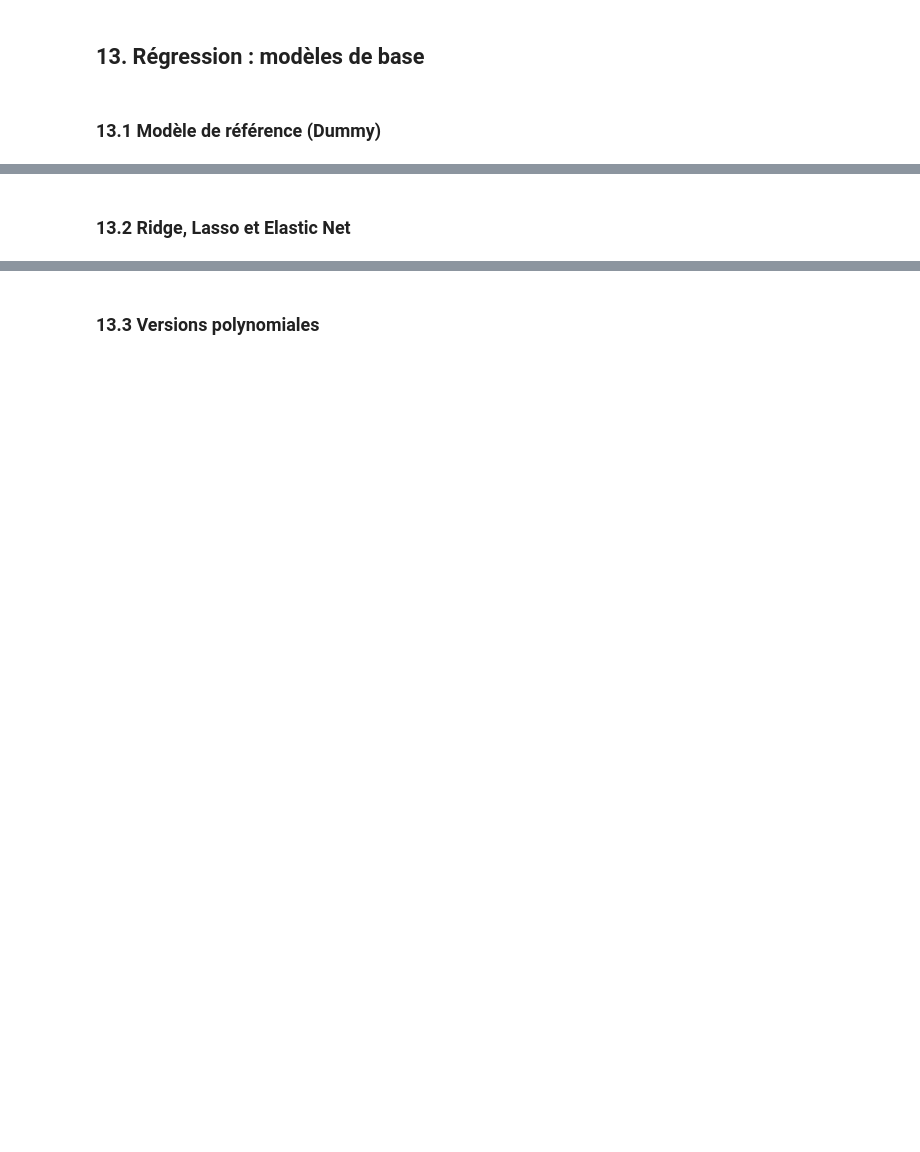
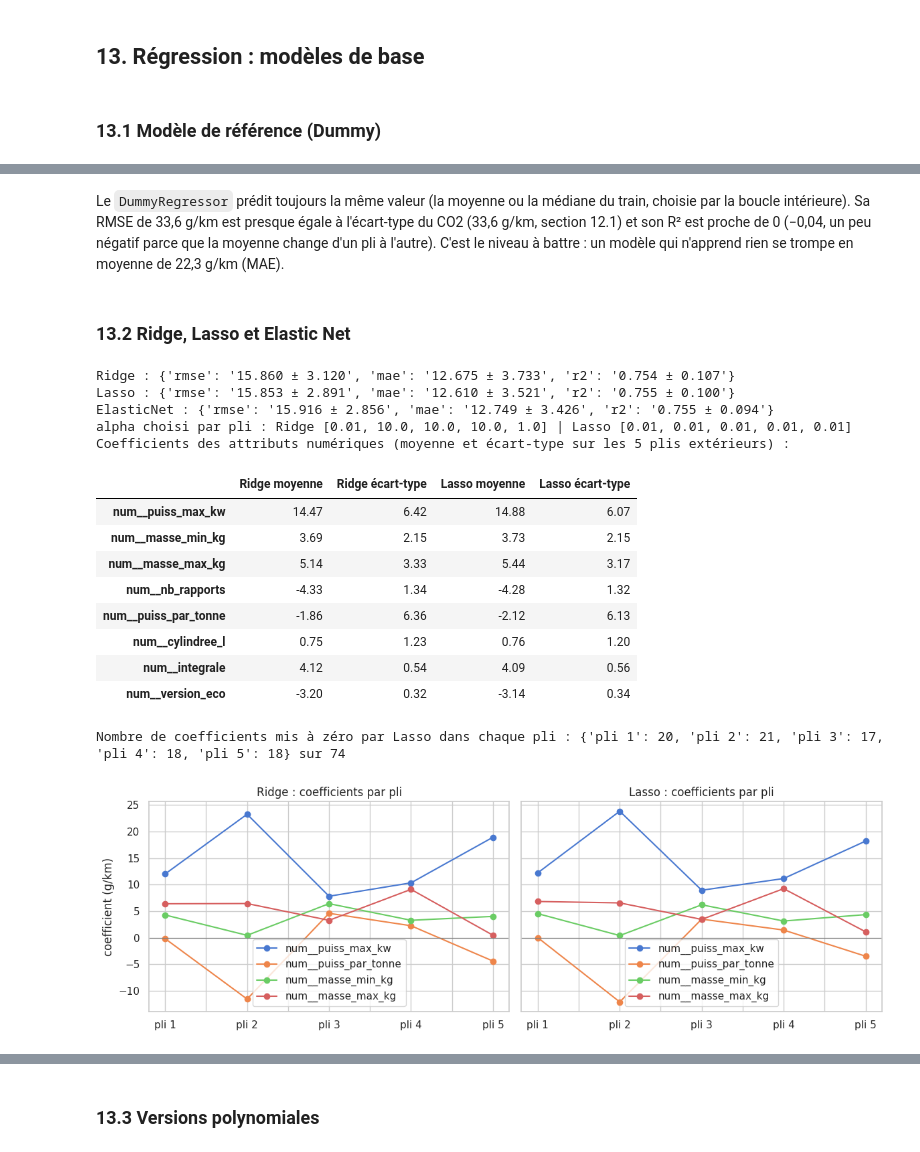
Before and after one commit to Polbailleul/AAA-Project-Levalois-Bailleul, a Jupyter notebook: Notebook_Bailleul_Levalois.ipynb, the cells around one changed output, grey strips where cells are left out. Saved outputs shown, nothing was run; the diff lists cells and outputs as text; code cells hidden in the pictures; blank space fills up the shorter version.

```diff
--- a/Notebook_Bailleul_Levalois.ipynb
+++ b/Notebook_Bailleul_Levalois.ipynb
@@ -1175,2 +1302,17 @@ Les essais écartés sont dans le notebook séparé `Notebook_Bailleul_Levalois_
 # %% [markdown]
 ### 12.3 Test dédoublonné
+# %%
+# Test dédoublonné : une seule instance par configuration (mêmes 10 attributs bruts, voir section 3).
+# drop_duplicates garde la première instance de chaque configuration.
+test_dedoublonne = test_set.drop_duplicates(subset=FEAT_BRUTES).reset_index(drop=True)
+
+# Les deux versions du test
+TESTS = {"test complet": test_set, "test dédoublonné": test_dedoublonne}
+
+def cibles(d):
+    """Les trois cibles de la 12.1, calculées sur un jeu de données (ici une version du test)."""
+    return d["co2_g_km"], (d["co2_g_km"] <= 160).astype(int), d["etiquette_energie"].astype(str)
+
+for nom, d in TESTS.items():
+    y_r, y_b, y_m = cibles(d)
+    print(f"{nom} : {len(d)} instances | CO2 moyen {y_r.mean():.1f} g/km | CO2 <= 160 g/km : {y_b.mean():.1%}")
@@ -1181,2 +1335,61 @@ Les essais écartés sont dans le notebook séparé `Notebook_Bailleul_Levalois_
+# %% [markdown]
+Le `DummyRegressor` prédit toujours la même valeur (la moyenne ou la médiane du train, choisie par la boucle intérieure). Sa RMSE de 33,6 g/km est presque égale à l'écart-type du CO2 (33,6 g/km, section 12.1) et son R² est proche de 0 (−0,04, un peu négatif parce que la moyenne change d'un pli à l'autre). C'est le niveau à battre : un modèle qui n'apprend rien se trompe en moyenne de 22,3 g/km (MAE).
 # %% [markdown]
 ### 13.2 Ridge, Lasso et Elastic Net
+# %%
+ridge = Pipeline([("prep", make_preprocessor()), ("modele", Ridge())])
+lasso = Pipeline([("prep", make_preprocessor()), ("modele", Lasso())])
+elastic_net = Pipeline([("prep", make_preprocessor()), ("modele", ElasticNet())])
+
+res_ridge, recherches_ridge = cv_imbriquee(ridge, {"modele__alpha" : [0.01, 0.1, 1, 10, 100]}, X_tr, y_reg, g_tr, SCORING_REG, "rmse")
+enregistrer("regression", "Ridge", res_ridge)
+
+res_lasso, recherches_lasso = cv_imbriquee(lasso, {"modele__alpha" : [0.01, 0.1, 1, 10, 100]}, X_tr, y_reg, g_tr, SCORING_REG, "rmse")
+enregistrer("regression", "Lasso", res_lasso)
+
+res_elastic_net, recherches_elastic_net = cv_imbriquee(elastic_net, {"modele__alpha" : [0.01, 0.1, 1, 10, 100], "modele__l1_ratio" : [0.2, 0.5, 0.8]}, X_tr, y_reg, g_tr, SCORING_REG, "rmse")
+enregistrer("regression", "ElasticNet", res_elastic_net)
+
+# Hypothèse 2 : les coefficients de Ridge sont-ils plus stables que ceux de Lasso d'un pli extérieur à l'autre ?
+# Les attributs numériques sont standardisés : un coefficient se lit en g/km pour un écart-type de l'attribut.
+def coefficients(recherches):
+    """Coefficients du modèle choisi dans chaque pli extérieur (une colonne par pli)."""
+    return pd.DataFrame({f"pli {k}": pd.Series(r.best_estimator_["modele"].coef_,
+                                               index=r.best_estimator_["prep"].get_feature_names_out())
+                         for k, r in enumerate(recherches, 1)})
+
+coef_ridge, coef_lasso = coefficients(recherches_ridge), coefficients(recherches_lasso)
+num_coef = [f"num__{c}" for c in NUM_B]
+comparaison_coef = pd.DataFrame({"Ridge moyenne": coef_ridge.loc[num_coef].mean(axis=1),
+                                 "Ridge écart-type": coef_ridge.loc[num_coef].std(axis=1),
+                                 "Lasso moyenne": coef_lasso.loc[num_coef].mean(axis=1),
+                                 "Lasso écart-type": coef_lasso.loc[num_coef].std(axis=1)})
+print("alpha choisi par pli : Ridge", res_ridge["modele__alpha"].tolist(), "| Lasso", res_lasso["modele__alpha"].tolist())
+print("Coefficients des attributs numériques (moyenne et écart-type sur les 5 plis extérieurs) :")
+display(comparaison_coef.round(2))
+print("Nombre de coefficients mis à zéro par Lasso dans chaque pli :", (coef_lasso == 0).sum().to_dict(), "sur", len(coef_lasso))
+
+# Les deux paires d'attributs très corrélés (section 11), pli par pli
+correles = ["num__puiss_max_kw", "num__puiss_par_tonne", "num__masse_min_kg", "num__masse_max_kg"]
+fig, ax = plt.subplots(1, 2, figsize=(12, 4), sharey=True)
+for a, (nom, coef) in zip(ax, [("Ridge", coef_ridge), ("Lasso", coef_lasso)]):
+    coef.loc[correles].T.plot(marker="o", ax=a)
+    a.axhline(0, color="grey", lw=0.8); a.set_title(f"{nom} : coefficients par pli"); a.set_ylabel("coefficient (g/km)")
+plt.tight_layout(); plt.show()
+# %% [output]
+Ridge : {'rmse': '15.860 ± 3.120', 'mae': '12.675 ± 3.733', 'r2': '0.754 ± 0.107'}
+Lasso : {'rmse': '15.853 ± 2.891', 'mae': '12.610 ± 3.521', 'r2': '0.755 ± 0.100'}
+ElasticNet : {'rmse': '15.916 ± 2.856', 'mae': '12.749 ± 3.426', 'r2': '0.755 ± 0.094'}
+alpha choisi par pli : Ridge [0.01, 10.0, 10.0, 10.0, 1.0] | Lasso [0.01, 0.01, 0.01, 0.01, 0.01]
+Coefficients des attributs numériques (moyenne et écart-type sur les 5 plis extérieurs) :
+|  | Ridge moyenne | Ridge écart-type | Lasso moyenne | Lasso écart-type |
+| num__puiss_max_kw | 14.47 | 6.42 | 14.88 | 6.07 |
+| num__masse_min_kg | 3.69 | 2.15 | 3.73 | 2.15 |
+| num__masse_max_kg | 5.14 | 3.33 | 5.44 | 3.17 |
+| num__nb_rapports | -4.33 | 1.34 | -4.28 | 1.32 |
+| num__puiss_par_tonne | -1.86 | 6.36 | -2.12 | 6.13 |
+| num__cylindree_l | 0.75 | 1.23 | 0.76 | 1.20 |
+| num__integrale | 4.12 | 0.54 | 4.09 | 0.56 |
+| num__version_eco | -3.20 | 0.32 | -3.14 | 0.34 |
+Nombre de coefficients mis à zéro par Lasso dans chaque pli : {'pli 1': 20, 'pli 2': 21, 'pli 3': 17, 'pli 4': 18, 'pli 5': 18} sur 74
+[figure, added]
```
Also changed, not shown: parts of 75 cells of this notebook, 1 other file.
